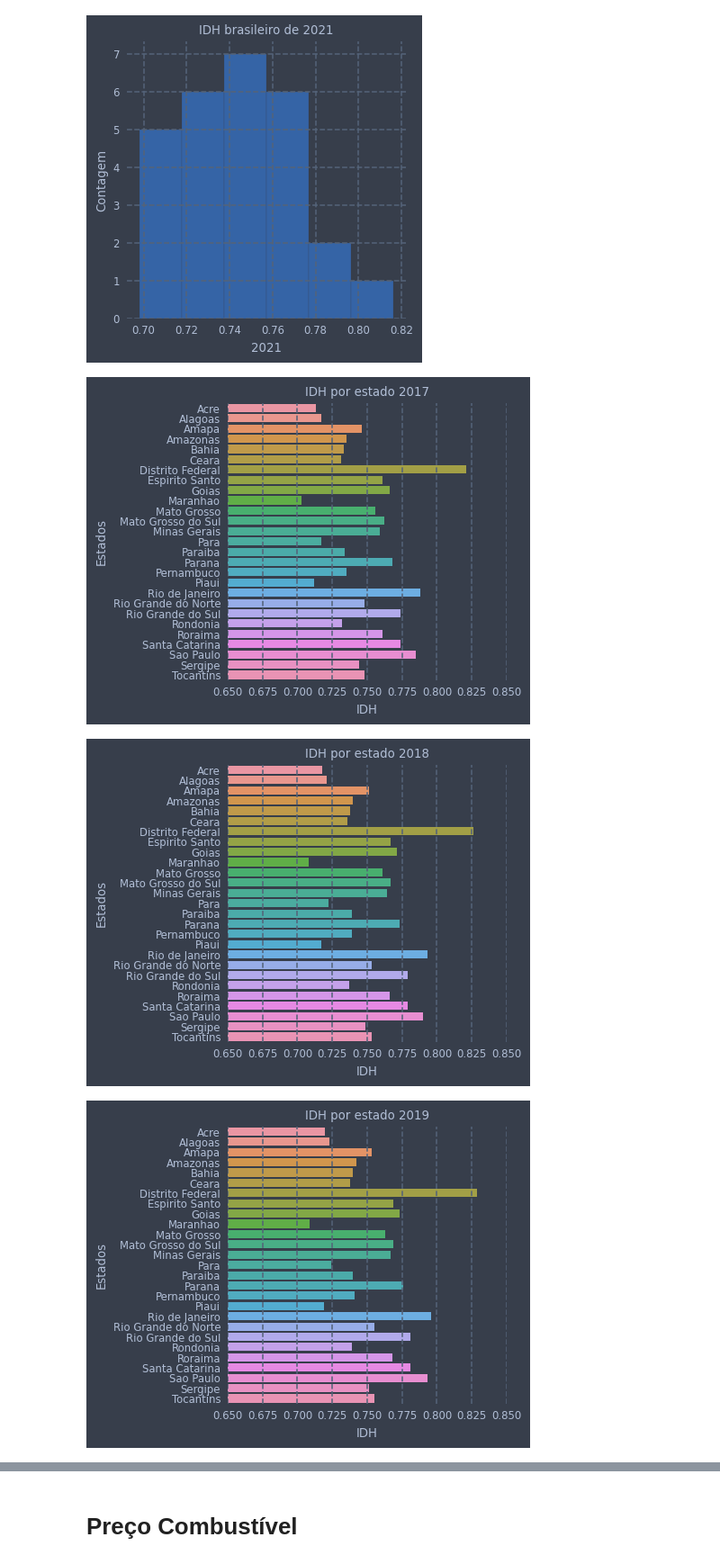
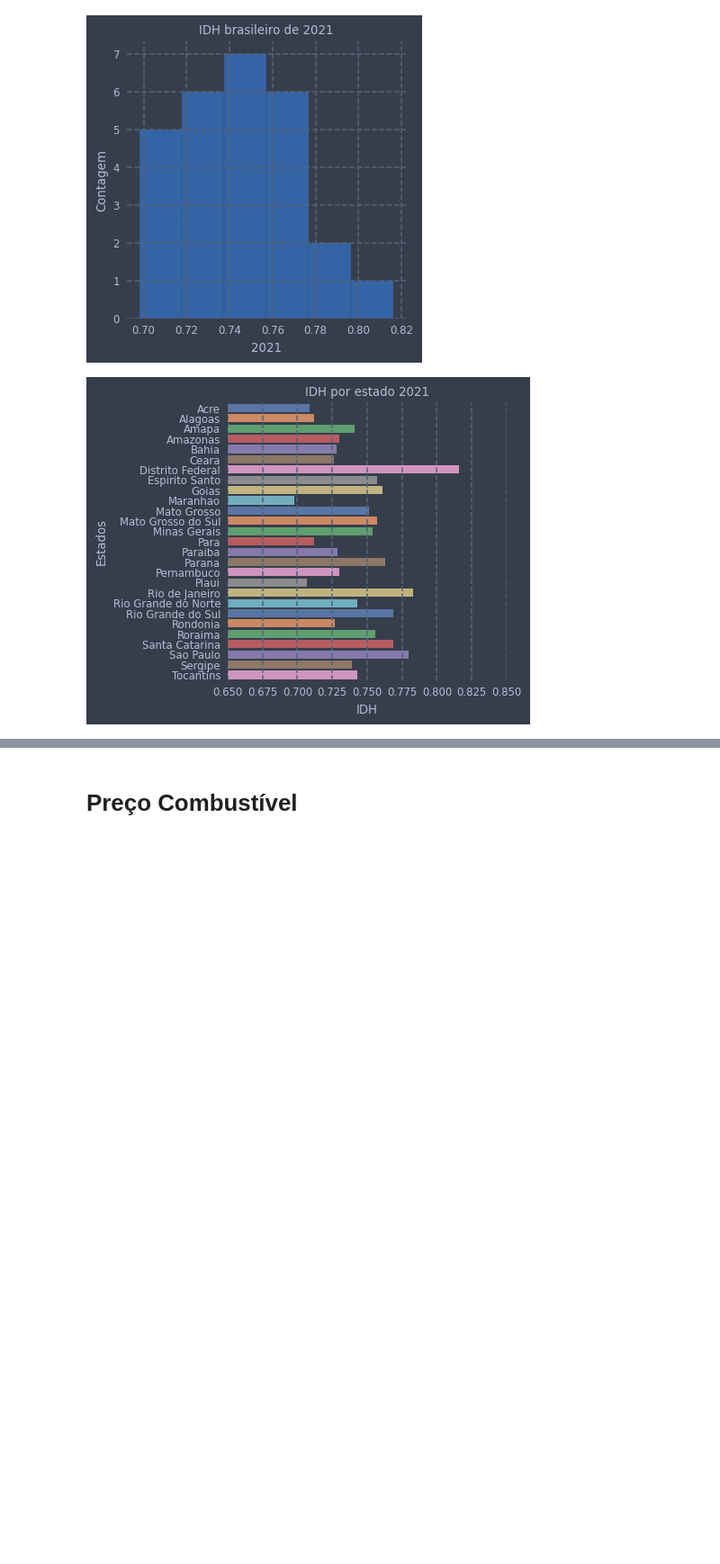
Before and after one commit to DjallenDias/IDSProject, a Jupyter notebook: notebook.ipynb, the cells around one changed output, grey strips where cells are left out. Shown at 90% size. Saved outputs shown, nothing was run; the diff lists cells and outputs as text; code cells hidden in the pictures; blank space fills up the shorter version.

```diff
--- a/notebook.ipynb
+++ b/notebook.ipynb
@@ -264,19 +264,19 @@ for cln in dataIdhReg:
 # %%
 #Plotando gráficos de barra dos dados de IDH dos estados brasileiros entre 2017 e 2021
 for cln in dataIdhReg:
+    cls(wait=True)
+    time.sleep(1)
     if cln == "Region": continue
-    dispersaoIdh = sb.barplot(data=dataIdhReg, x=cln, y='Region')
+    dispersaoIdh = sb.barplot(data=dataIdhReg, x=cln, y='Region', palette="deep")
     dispersaoIdh.set_title(f'IDH por estado {cln}')
     dispersaoIdh.set_xlabel('IDH')
     dispersaoIdh.set_ylabel('Estados')
 
     #Definindo intervalo de valores do eixo x a ser exibido no gráfico
     eixo = plt.gca()
     eixo.set_xlim([0.65, 0.85])
 
     #Exibindo gráfico
     plt.show()
 # %% [output]
-[figure, old version]
+[figure, new version]
-[figure, removed]
-[figure, removed]
```
Also changed, not shown: parts of 2 cells of this notebook.
